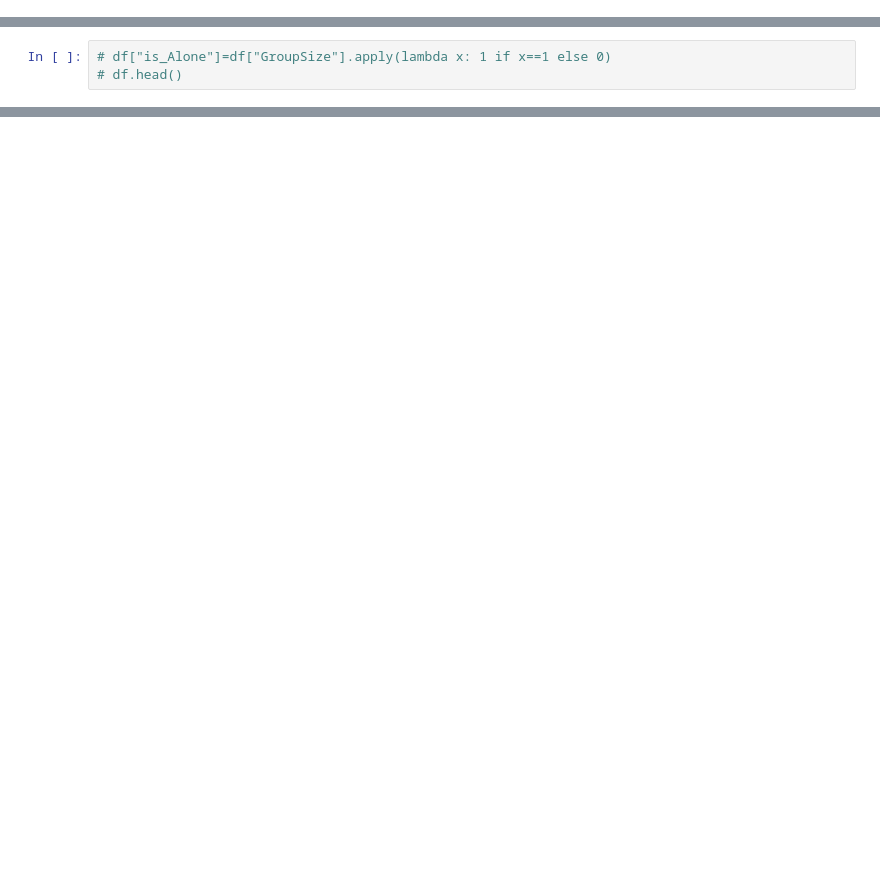
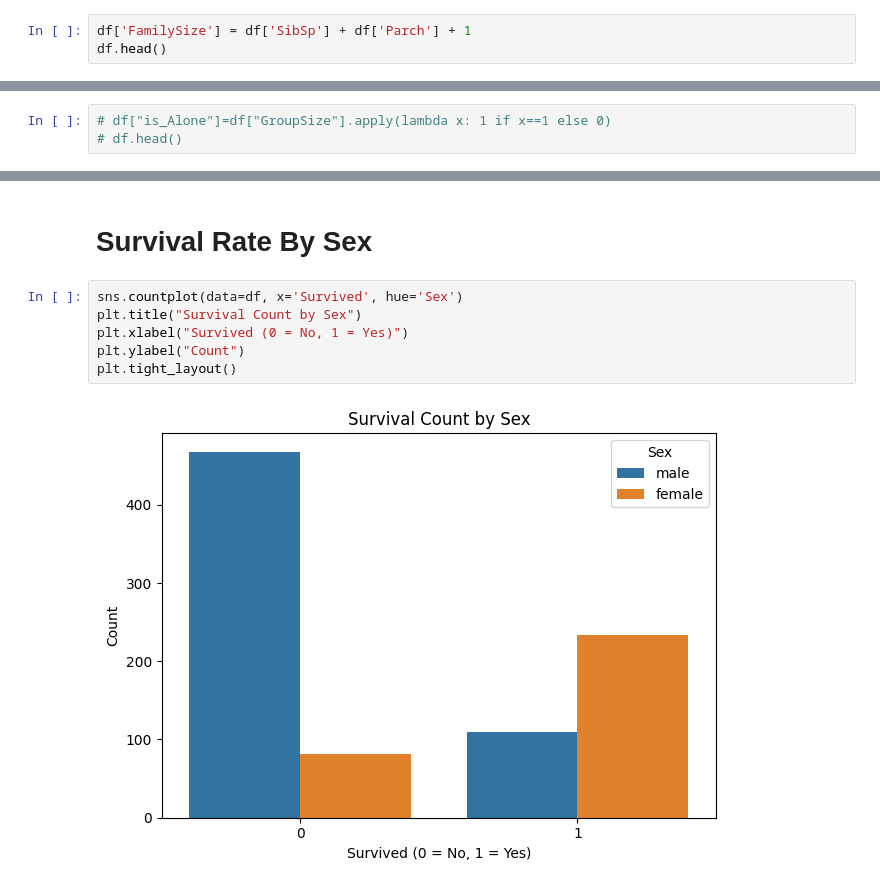
Before and after one commit to Manishbhargav12/Titanic_EDA, a Jupyter notebook: titanic.ipynb, the cells around one changed output, grey strips where cells are left out. Drawn from its saved outputs; the diff is of its cells as text; blank space fills up the shorter version.

```diff
--- a/titanic.ipynb
+++ b/titanic.ipynb
@@ -75,0 +69,3 @@ df.head()
+# %%
+df['FamilySize'] = df['SibSp'] + df['Parch'] + 1
+df.head()
@@ -86,2 +90,12 @@ plt.show()
 # %% [output]
 [figure]
+# %% [markdown]
+# Survival Rate By Sex
+# %%
+sns.countplot(data=df, x='Survived', hue='Sex')
+plt.title("Survival Count by Sex")
+plt.xlabel("Survived (0 = No, 1 = Yes)")
+plt.ylabel("Count")
+plt.tight_layout()
+# %% [output]
+[figure, added]
```
Also changed, not shown: parts of 9 cells of this notebook.
